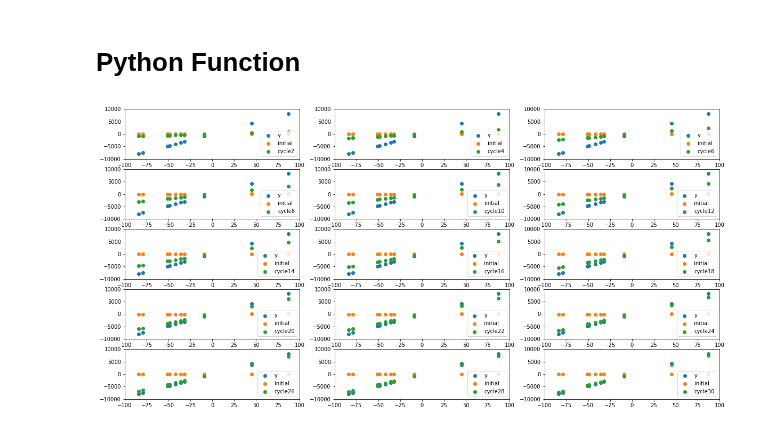
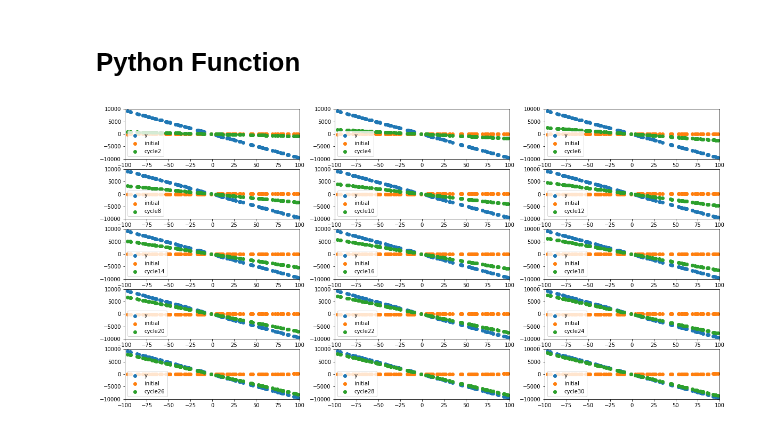
Before and after one commit to 1Paws7/blog, a Jupyter notebook: _notebooks/2020-06-11-GradientDescentforLinearRegression-P3.ipynb, the cells around one changed output. Drawn from its saved outputs; the diff is of its cells as text; code cells hidden in the pictures.

```diff
--- a/_notebooks/2020-06-11-GradientDescentforLinearRegression-P3.ipynb
+++ b/_notebooks/2020-06-11-GradientDescentforLinearRegression-P3.ipynb
@@ -40,7 +40,7 @@ from IPython.display import clear_output
 from time import sleep
 
 np.random.seed(43)
-xs = np.random.randint(-100,100,10)
+xs = np.random.randint(-100,100,100)
 ys = xs * np.random.randint(-100,100) + np.random.randint(-50,50)# + np.random.randint(-200,200,50)
 cycles = 50
 
@@ -84,7 +83,7 @@ Really logically speaking, what else can you do?  These are the only values that
 # %% [markdown]
 ### Python Function
 # %%
-alpha = 0.00005
+alpha = 0.0005
 
 def gradient_descent(xs,ys,alpha,cycles):
     n = len(xs)
@@ -98,9 +97,9 @@ def gradient_descent(xs,ys,alpha,cycles):
         p_cycle_name = 'cycle'+str(cycle-1)
         c_cycle_name = 'cycle'+str(cycle)
 
-
-        path_value_b = sum(values[p_cycle_name]-values['y'])
-        path_value_m = sum(path_value_b * values['x'])
+        error = values[p_cycle_name]-values['y']
+        path_value_b = sum(error)
+        path_value_m = sum(error * values['x'])
 
         new_m = weights[p_cycle_name].m - path_value_m * adj_alpha
         new_b = weights[p_cycle_name].b - path_value_b * adj_alpha
@@ -164,8 +163,9 @@ def gradient_descent_momentum(xs,ys,alpha,cycles,beta):
         p_cycle_name = 'cycle'+str(cycle-1)
         c_cycle_name = 'cycle'+str(cycle)
 
-        path_value_b = sum(values[p_cycle_name]-values['y'])
-        path_value_m = sum(path_value_b * values['x'])
+        error = values[p_cycle_name]-values['y']
+        path_value_b = sum(error)
+        path_value_m = sum(error * values['x'])
 
         if cycle > 1:
             path_value_b = (beta) * weights[p_cycle_name].pvb + (1-beta) * path_value_b
@@ -224,7 +224,7 @@ $new_b = b - PathValue_b * \frac{\alpha}{n\sqrt{alphamultiplier_b}}$
 # Python Function
 # %%
 beta = 0.9
-alpha = 50
+alpha = 500
 
 def gradient_descent_momentum(xs,ys,alpha,cycles,beta):
     n = len(xs)
@@ -238,33 +238,34 @@ def gradient_descent_momentum(xs,ys,alpha,cycles,beta):
         p_cycle_name = 'cycle'+str(cycle-1)
         c_cycle_name = 'cycle'+str(cycle)
 
-        path_value_b = sum(values[p_cycle_name]-values['y'])
-        path_value_m = sum(path_value_b * values['x'])
+        error = values[p_cycle_name]-values['y']
+        path_value_b = sum(error)
+        path_value_m = sum(error * values['x'])
 
         alpha_multiplier_b = abs(path_value_b)**2
         alpha_multiplier_m = abs(path_value_m)**2
 
         if cycle > 1:
             alpha_multiplier_b = (beta) * weights[p_cycle_name].am_b + (1-beta) * alpha_multiplier_b
             alpha_multiplier_m = (beta) * weights[p_cycle_name].am_m + (1-beta) * alpha_multiplier_m
 
         new_m = weights[p_cycle_name].m - path_value_m * adj_alpha / math.sqrt(alpha_multiplier_m)
         new_b = weights[p_cycle_name].b - path_value_b * adj_alpha / math.sqrt(alpha_multiplier_b)
 
         weights[c_cycle_name] = [new_m,
                                 new_b,
                                 path_value_m,
                                 path_value_b,
                                 alpha_multiplier_m,
                                 alpha_multiplier_b]
 
         y_pred = weights[c_cycle_name].m*values['x'] + weights[c_cycle_name].b
 
         values[c_cycle_name] = y_pred
 
     return weights,values
 
 weights, values = gradient_descent_momentum(xs,ys,alpha,cycles,beta)
 graph_gradient_descent(values,cycles,15,2)
 # %% [output]
-[figure, old version]
+[figure, new version]
```
Also changed, not shown: parts of 6 cells of this notebook.
